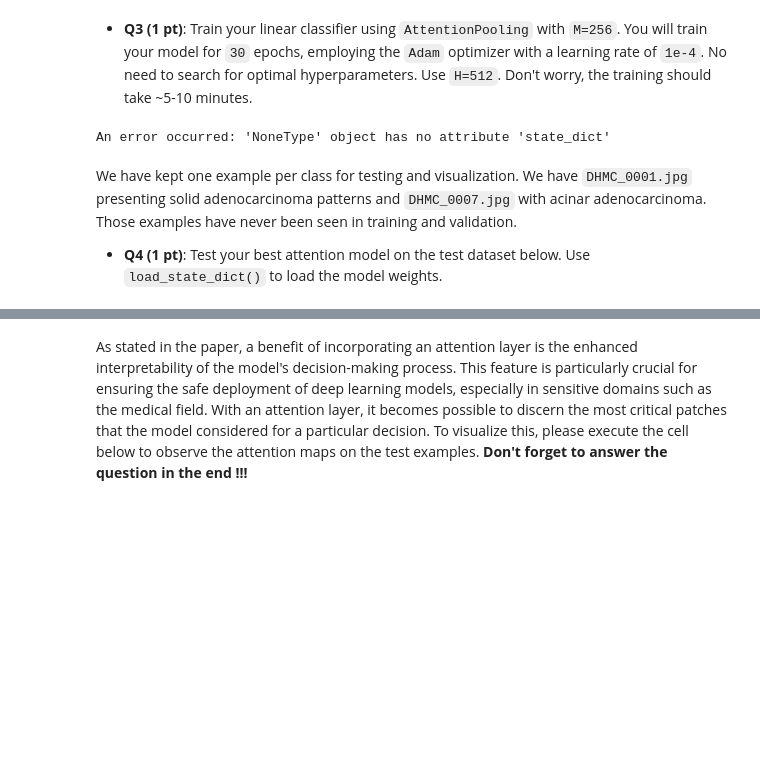
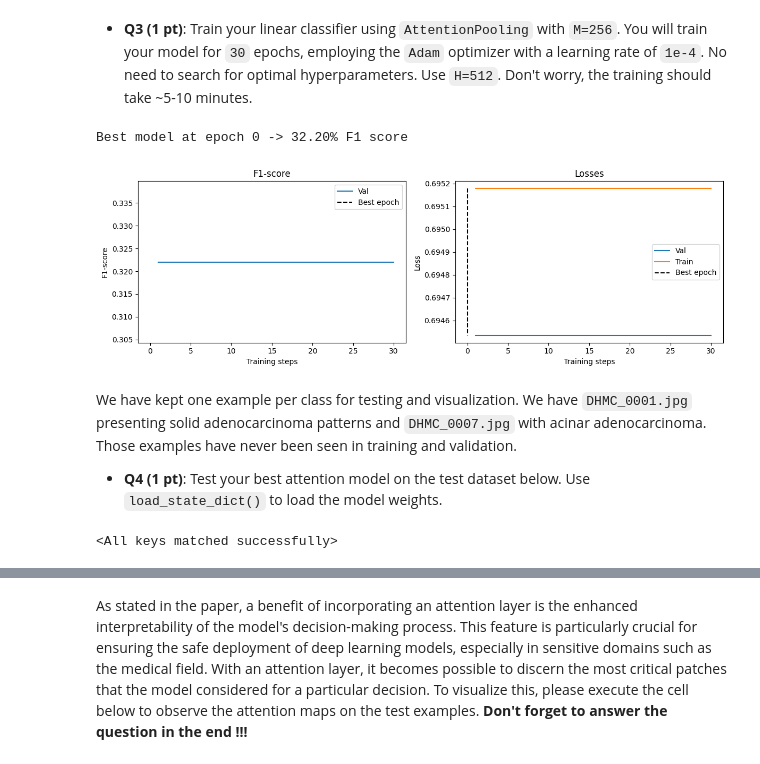
Before and after one commit to LouisH14/Image_Analysis_lab, a Jupyter notebook: labs/lab_03_iapr.ipynb, the cells around one changed output, grey strips where cells are left out. Cells and saved outputs as stored; diff of their text form; code cells hidden in the pictures; blank space fills up the shorter version.

```diff
--- a/labs/lab_03_iapr.ipynb
+++ b/labs/lab_03_iapr.ipynb
@@ -943,7 +947,7 @@ Now you will build a more advanced pooling method, called attention pooling. The
 - **Q1 (4 pts)**: Complete `Attn_Net_Gated` which implements the gated attention mechanism described in the paper. Note `L`, and `M` are the dimension of the projection weights. You will find similar notations in the paper.
 # %%
 class Attn_Net_Gated(nn.Module):
-    def __init__(self, L: int, M: int):
+    def __init__(self, L : int, M : int):
         """
         Attention Network with Sigmoid Gating (3 fc layers)
         Args:
@@ -955,6 +959,9 @@ class Attn_Net_Gated(nn.Module):
         # ------------------
         # Your code here ...
         # ------------------
+        self.fc1 = nn.Linear(L, M)
+        self.fc2 = nn.Linear(L, M)
+        self.fc3 = nn.Linear(M, 1)
 
     def forward(self, x):
         """Forward path of the gated attention network
@@ -968,6 +975,8 @@ class Attn_Net_Gated(nn.Module):
         # ------------------
         # Your code here ...
         # ------------------
+        a = torch.tanh(self.fc1(x)) * torch.sigmoid(self.fc2(x))
+        A = self.fc3(a)
 
         return A
 # %%
@@ -982,12 +991,12 @@ sanity_gated(Attn_Net_Gated)
 - **Q2 (3 pts)**: Complete `AttentionPooling`, which performs attention pooling with the help of the gated attention mechanism. In `forward`, you should only return the attention if `attention_only=True`.
 # %%
 class AttentionPooling(nn.Module):
-    def __init__(self, L: int, M: int):
+    def __init__(self, L : int, M : int):
         super().__init__()
         # Intatiate the gated layer
         self.attention_net = Attn_Net_Gated(L, M)
 
-    def forward(self, x, attention_only: bool = False):
+    def forward(self, x, attention_only : bool = False):
         """Forward pass
 
         Args:
@@ -1004,6 +1013,10 @@ class AttentionPooling(nn.Module):
         # ------------------
         # Your code here ...
         # ------------------
+        A = self.attention_net(x) # (N, 1)
+        A = torch.transpose(A, 1, 0) # (1, N)
+        A = F.softmax(A, dim=1) # (1, N)
+        Y = A @ x # (1, L)
 
         # Check if need to return attention
         if attention_only:
@@ -1016,25 +1029,29 @@ class AttentionPooling(nn.Module):
 # Set seed for reproducibility
 torch.manual_seed(0)
 
-d, H, M, n_classes = None, None, None, None
-epochs = None
+d, H, M, n_classes = 768, 512, 256, 2
+epochs = 30
 model = None
 optimizer = None
 
 # ------------------
 # Your code here ...
 # ------------------
+model = LinearClassifier(in_dim=d, H=H, n_classes=n_classes, pooling_fn=AttentionPooling(L=H, M=M))
+optimizer = torch.optim.Adam(model.parameters(), lr=1e-4)
 # %%
 ################################################################
 ############################ TEST ##############################
 ################################################################
 
 # Train and Plot results
 plot_training(
     model, train, train_loader, val_loader, epochs=epochs, optimizer=optimizer
 )
+torch.save(model.state_dict(), "../data/data_lab_03/part_02/best_model.pth")
 # %% [output]
-An error occurred: 'NoneType' object has no attribute 'state_dict'
+Best model at epoch 0 -> 32.20% F1 score
+[figure, added]
 # %% [markdown]
 We have kept one example per class for testing and visualization. We have `DHMC_0001.jpg` presenting solid adenocarcinoma patterns and `DHMC_0007.jpg` with acinar adenocarcinoma. Those examples have never been seen in training and validation.
 
@@ -1051,6 +1068,11 @@ model = None
 # ------------------
 # Your code here ...
 # ------------------
+model = LinearClassifier(in_dim=d, H=H, n_classes=n_classes, pooling_fn=AttentionPooling(L=H, M=M))
+best_model_state = torch.load("../data/data_lab_03/part_02/best_model.pth")
+model.load_state_dict(best_model_state)
+# %% [output]
+<All keys matched successfully>
 # %%
 ################################################################
 ############################ TEST ##############################
```
Also changed, not shown: parts of 12 cells of this notebook.
